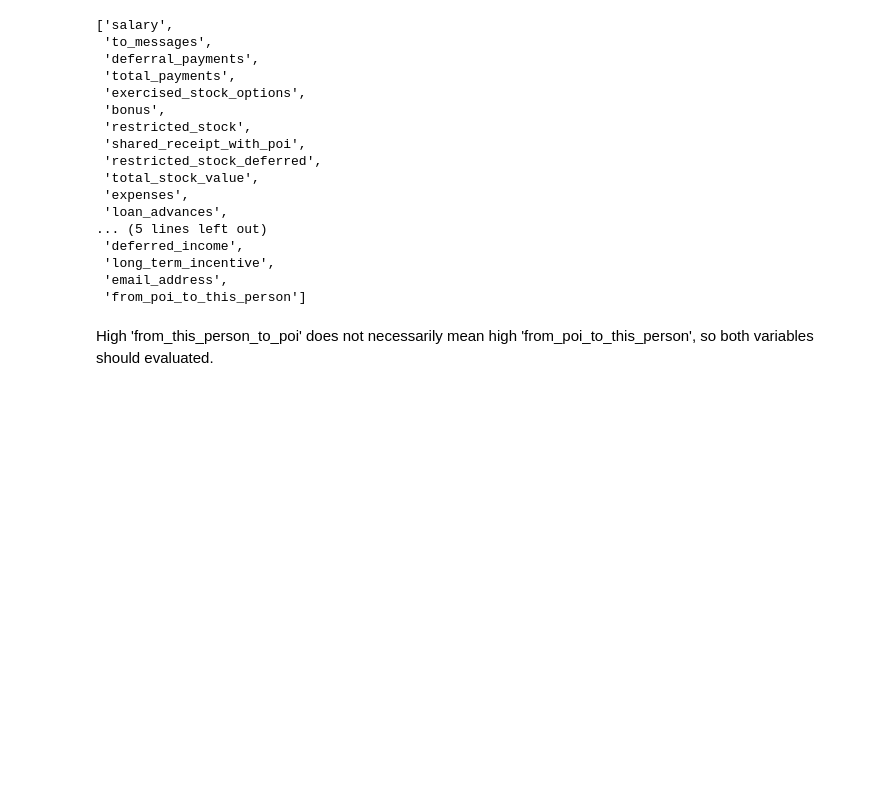
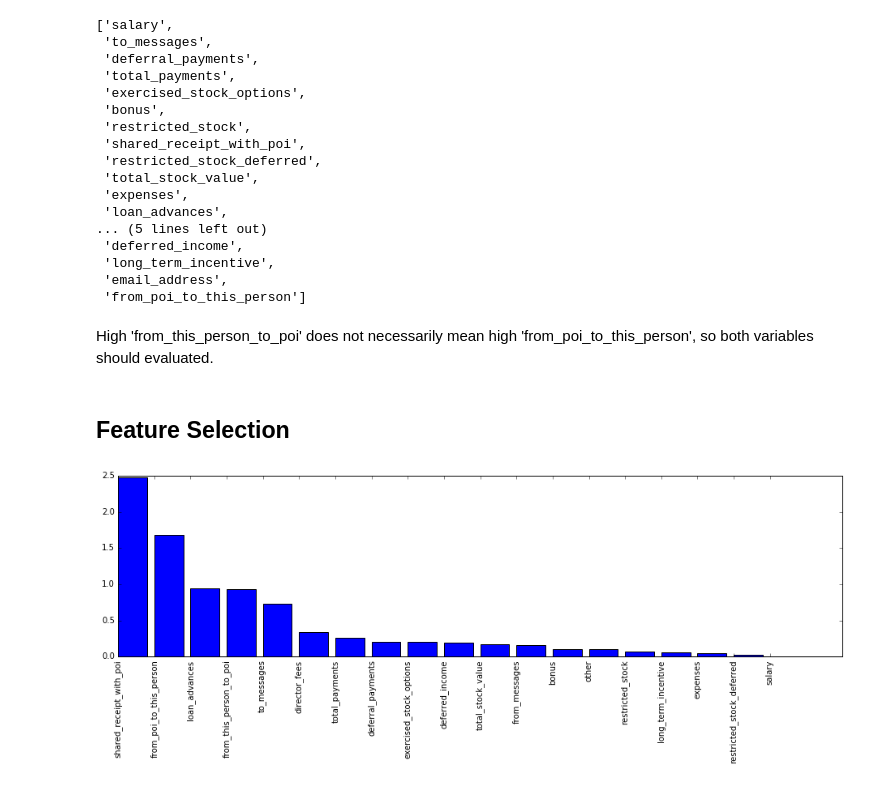
Before and after one commit to luiscruz/udacity_data_analyst, a Jupyter notebook: P05/src/Untitled.ipynb, the cells around one changed output. Drawn from its saved outputs; the diff is of its cells as text; code cells hidden in the pictures; blank space fills up the shorter version.

Commit message:
feature selection

```diff
--- a/P05/src/Untitled.ipynb
+++ b/P05/src/Untitled.ipynb
@@ -220,3 +220,5 @@ list(df.columns)
  'from_poi_to_this_person']
 # %% [markdown]
 High 'from_this_person_to_poi' does not necessarily mean high 'from_poi_to_this_person', so both variables should evaluated.
+# %% [markdown]
+## Feature Selection
@@ -222,0 +257,19 @@ High 'from_this_person_to_poi' does not necessarily mean high 'from_poi_to_this_
+# %%
+from sklearn.feature_selection import SelectKBest, f_classif
+
+
+# Perform feature selection
+selector = SelectKBest(f_classif, k=5)
+selector.fit(features, labels)
+
+# Get the raw p-values for each feature, and transform from p-values into scores
+scores = -np.log10(selector.pvalues_)
+predictors = features_list[1:]
+sort_indices = np.argsort(scores)[::-1]
+
+# Plot the scores.  See how "Pclass", "Sex", "Title", and "Fare" are the best?
+plt.bar(range(len(predictors)), scores[sort_indices])
+plt.xticks(range(len(predictors)), np.array(predictors)[sort_indices], rotation='vertical')
+pass
+# %% [output]
+[figure, added]
```
Also changed, not shown: parts of 2 cells of this notebook.
